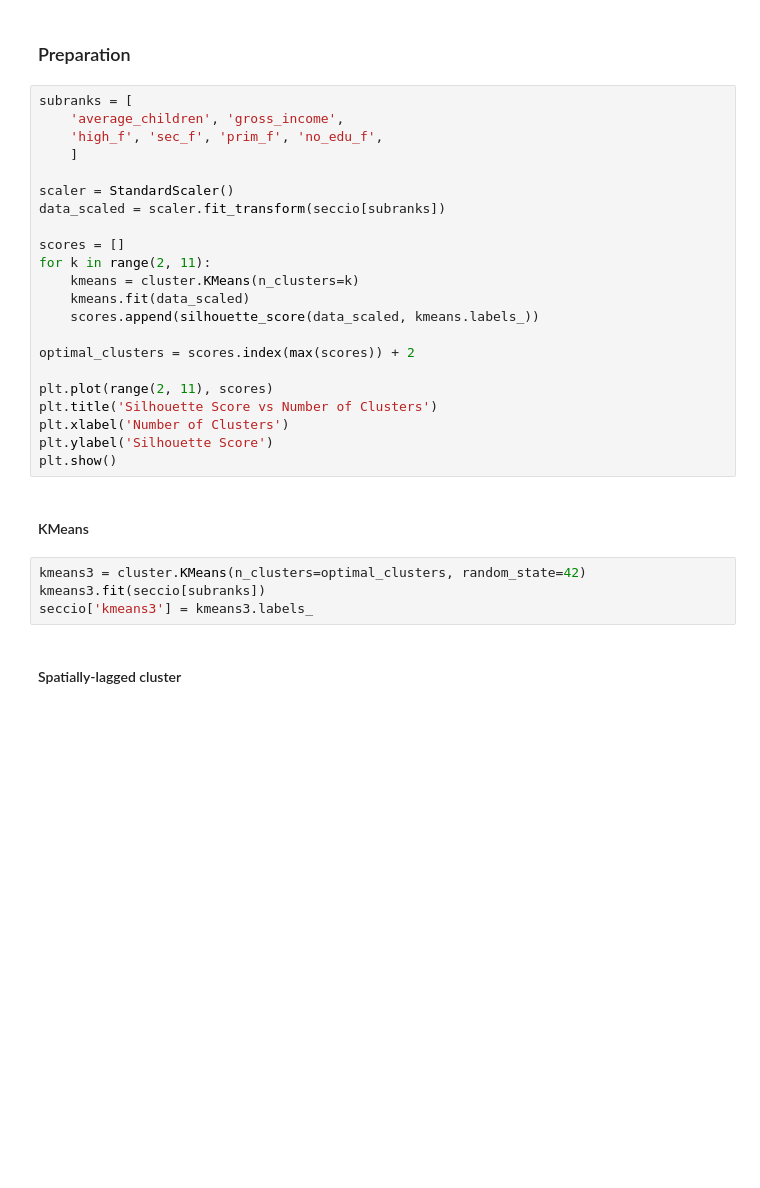
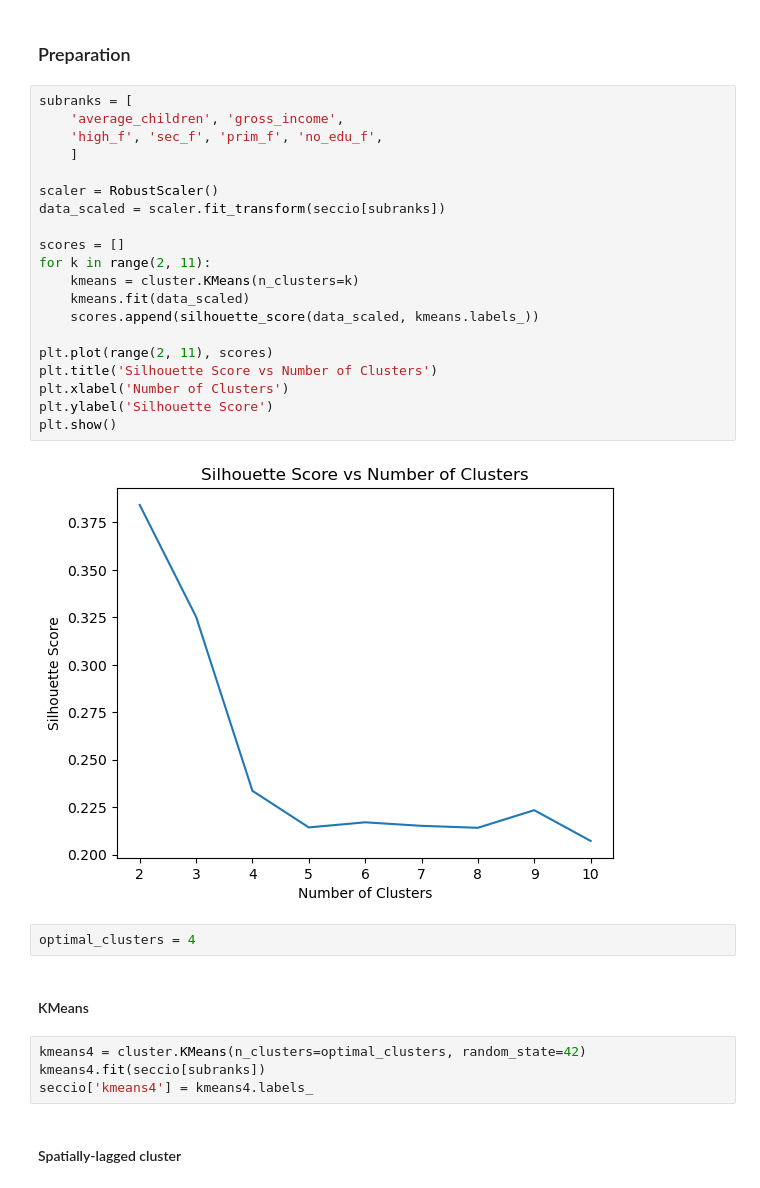
Before and after one commit to novotny-marek/SDS4SG-barcelona-case, a Jupyter notebook: barcelona.ipynb, the cells around one changed output. Drawn from its saved outputs; the diff is of its cells as text; blank space fills up the shorter version.

Commit message:
barcelona.ipynb Improve the clustering

```diff
--- a/barcelona.ipynb
+++ b/barcelona.ipynb
@@ -255,31 +327,33 @@ _ = moran_scatterplot(lisa, p=0.05, scatter_kwds={"s": 5, "alpha":.2})
 # %%
 subranks = [
     'average_children', 'gross_income',
     'high_f', 'sec_f', 'prim_f', 'no_edu_f',
     ]
 
-scaler = StandardScaler()
+scaler = RobustScaler()
 data_scaled = scaler.fit_transform(seccio[subranks])
 
 scores = []
 for k in range(2, 11):
     kmeans = cluster.KMeans(n_clusters=k)
     kmeans.fit(data_scaled)
     scores.append(silhouette_score(data_scaled, kmeans.labels_))
 
-optimal_clusters = scores.index(max(scores)) + 2
-
 plt.plot(range(2, 11), scores)
 plt.title('Silhouette Score vs Number of Clusters')
 plt.xlabel('Number of Clusters')
 plt.ylabel('Silhouette Score')
 plt.show()
+# %% [output]
+[figure, added]
+# %%
+optimal_clusters = 4
 # %% [markdown]
 #### KMeans
 # %%
-kmeans3 = cluster.KMeans(n_clusters=optimal_clusters, random_state=42)
-kmeans3.fit(seccio[subranks])
-seccio['kmeans3'] = kmeans3.labels_
+kmeans4 = cluster.KMeans(n_clusters=optimal_clusters, random_state=42)
+kmeans4.fit(seccio[subranks])
+seccio['kmeans4'] = kmeans4.labels_
 # %% [markdown]
 #### Spatially-lagged cluster
 # %%
```
Also changed, not shown: parts of 15 cells of this notebook.
